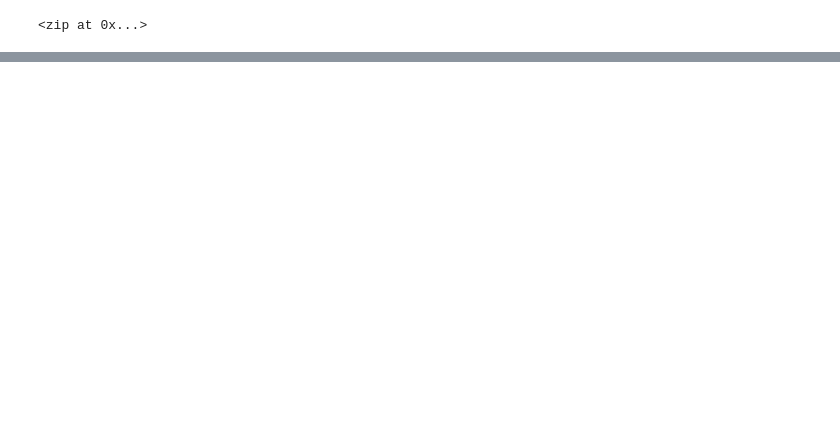
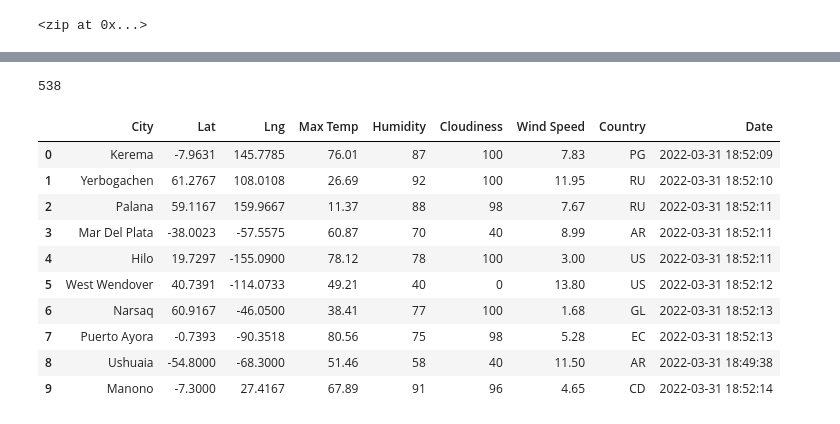
Before and after one commit to kalynbolton/World_Weather_Analysis, a Jupyter notebook: WeatherPy.ipynb, the cells around one changed output, grey strips where cells are left out. Cells and saved outputs as stored; diff of their text form; code cells hidden in the pictures; blank space fills up the shorter version.

```diff
--- a/WeatherPy.ipynb
+++ b/WeatherPy.ipynb
@@ -33,0 +40,3 @@ len(cities)
+# %%
+# Starting URL for Weather Map API Call.
+url = "http://api.openweathermap.org/data/2.5/weather?units=Imperial&APPID=" + weather_api_key
@@ -33,0 +127,20 @@ len(cities)
+# %%
+len(city_data)
+# %% [output]
+538
+# %%
+# Convert the array of dictionaries to a Pandas DataFrame.
+city_data_df = pd.DataFrame(city_data)
+city_data_df.head(10)
+# %% [output]
+|  | City | Lat | Lng | Max Temp | Humidity | Cloudiness | Wind Speed | Country | Date |
+| 0 | Kerema | -7.9631 | 145.7785 | 76.01 | 87 | 100 | 7.83 | PG | 2022-03-31 18:52:09 |
+| 1 | Yerbogachen | 61.2767 | 108.0108 | 26.69 | 92 | 100 | 11.95 | RU | 2022-03-31 18:52:10 |
+| 2 | Palana | 59.1167 | 159.9667 | 11.37 | 88 | 98 | 7.67 | RU | 2022-03-31 18:52:11 |
+| 3 | Mar Del Plata | -38.0023 | -57.5575 | 60.87 | 70 | 40 | 8.99 | AR | 2022-03-31 18:52:11 |
+| 4 | Hilo | 19.7297 | -155.0900 | 78.12 | 78 | 100 | 3.00 | US | 2022-03-31 18:52:11 |
+| 5 | West Wendover | 40.7391 | -114.0733 | 49.21 | 40 | 0 | 13.80 | US | 2022-03-31 18:52:12 |
+| 6 | Narsaq | 60.9167 | -46.0500 | 38.41 | 77 | 100 | 1.68 | GL | 2022-03-31 18:52:13 |
+| 7 | Puerto Ayora | -0.7393 | -90.3518 | 80.56 | 75 | 98 | 5.28 | EC | 2022-03-31 18:52:13 |
+| 8 | Ushuaia | -54.8000 | -68.3000 | 51.46 | 58 | 40 | 11.50 | AR | 2022-03-31 18:49:38 |
+| 9 | Manono | -7.3000 | 27.4167 | 67.89 | 91 | 96 | 4.65 | CD | 2022-03-31 18:52:14 |
```
Also changed, not shown: parts of 6 cells of this notebook, 4 other files.
